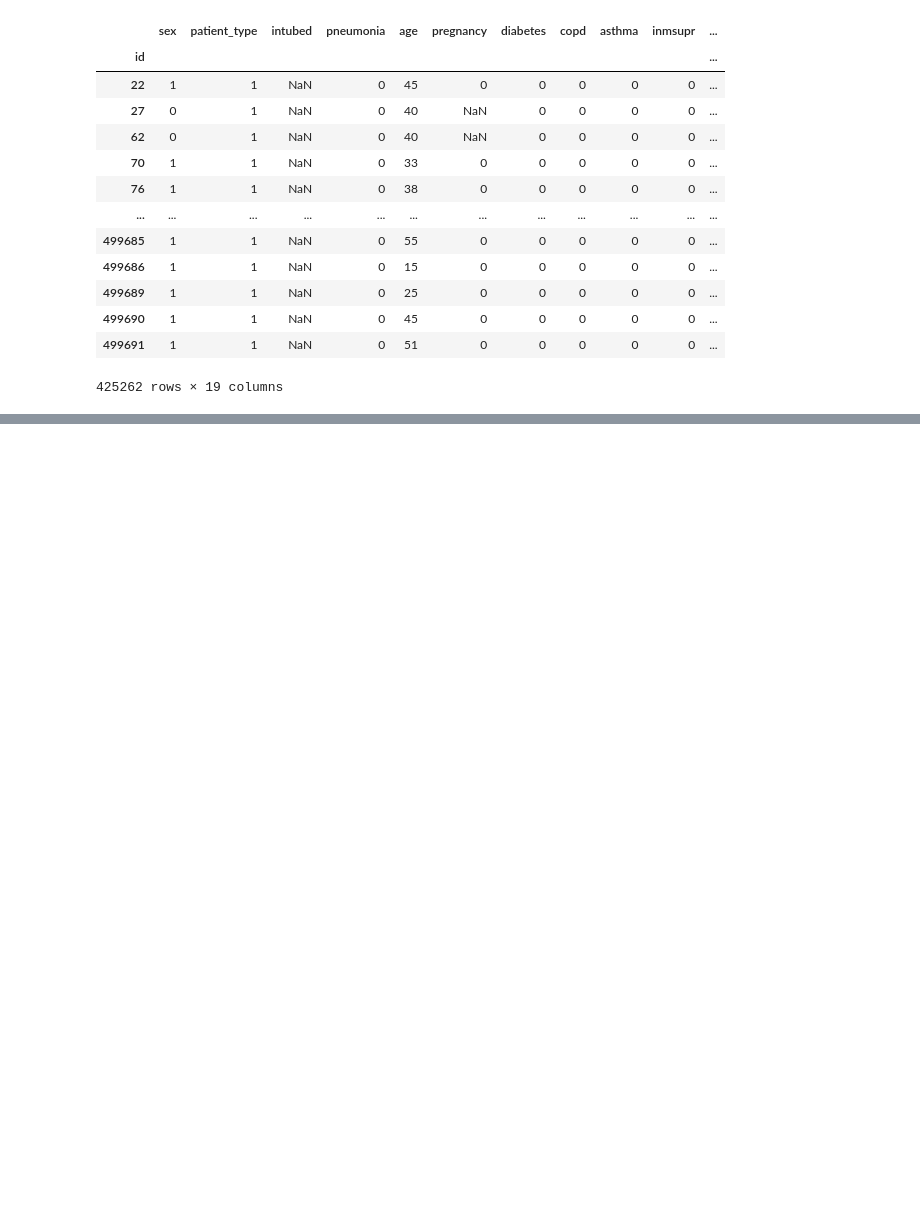
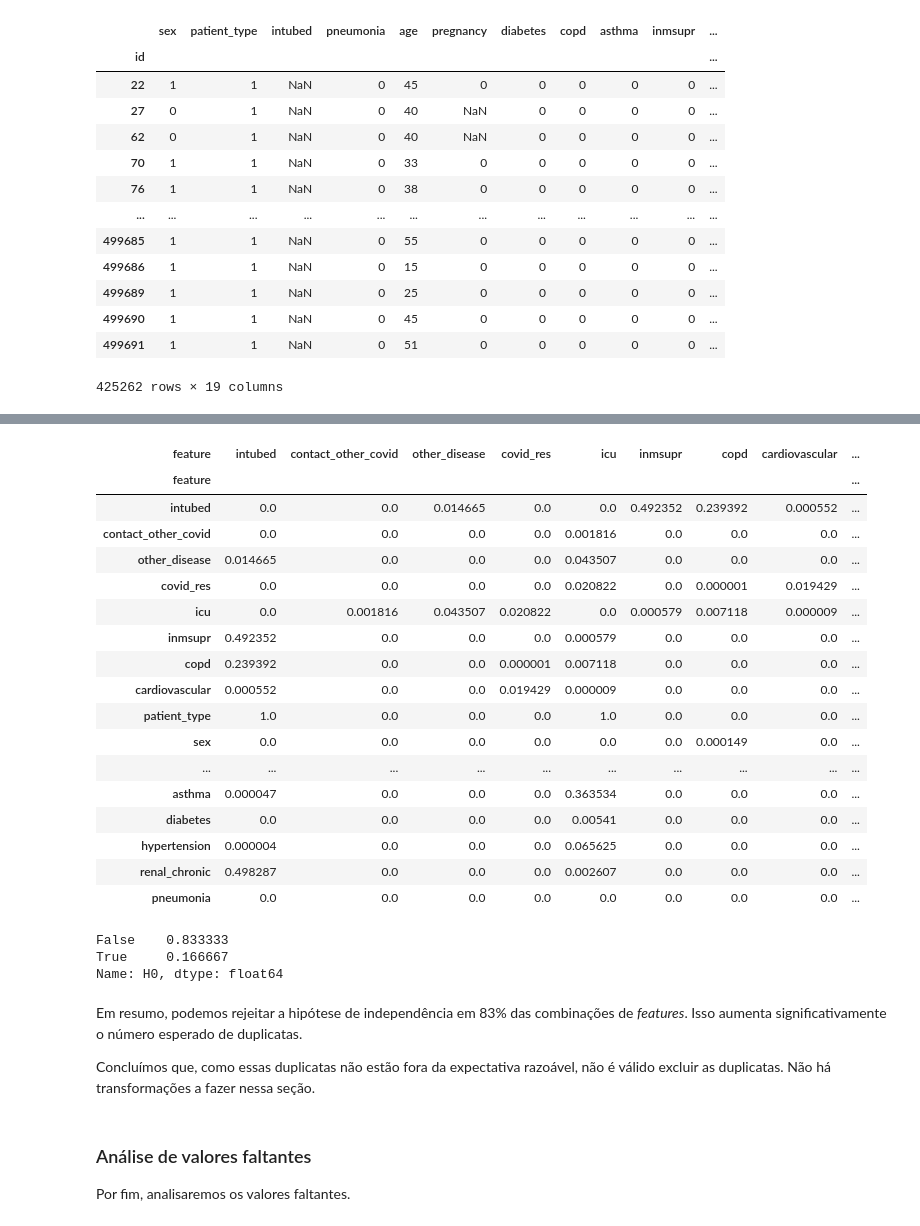
Before and after one commit to flimao/modelos-covid, a Jupyter notebook: notebooks_exploration/1-preproc.ipynb, the cells around one changed output, grey strips where cells are left out. Drawn from its saved outputs; the diff is of its cells as text; code cells hidden in the pictures; blank space fills up the shorter version.

```diff
--- a/notebooks_exploration/1-preproc.ipynb
+++ b/notebooks_exploration/1-preproc.ipynb
@@ -242,7 +246,8 @@ def remover_outliers(df):
     return df
 
 
-covid_t2 = (covid_t1
+covid_t2 = (covid_raw
+    .pipe(acertar_tipos)
     .pipe(remover_outliers)
 )
 # %%
@@ -322,6 +327,3 @@ covid_t2[covid_t2.duplicated(keep = 'first')]
 | 499690 | 1 | 1 | NaN | 0 | 45 | 0 | 0 | 0 | 0 | 0 | ... |
 | 499691 | 1 | 1 | NaN | 0 | 51 | 0 | 0 | 0 | 0 | 0 | ... |
 425262 rows × 19 columns
-# %%
-orig_cols = covid_t2.columns
-covid_t2['n_dup'] = covid_t2.groupby(list(orig_cols), dropna = False).cumcount() + 1
@@ -343,0 +337,28 @@ covid_t2[]
+# %%
+# combinações entre features excluindo 'age'
+cols = pd.Index(set(covid_t2.columns) - set(['age']), name = 'feature')
+
+# inicializando o dataframe de combinações entre features
+# dataframe é uma matriz quadrada com as linhas e colunas correspondendo aos features
+p_values = pd.DataFrame([],
+    columns = cols,
+    index = cols
+)
+
+# para cada combinação de features ...
+for ci in tqdm(p_values.index, desc = 'Features'):
+    for cj in p_values.columns:
+        if ci == cj:
+            p_values.at[ci, cj] = 0.0      # já sabemos que uma combinação com dois features iguais são perfeitamente correlacionadas. rejeitamos o h0 com p_valor 0
+            continue
+
+        # ... produz a tabela de contingencia ...
+        contingencia = pd.crosstab(        # OBS: essa função dropa valores NaN por default. Não considera-se valores NaN
+            covid_t2[ci], covid_t2[cj],
+        )
+
+        # ... obtém o p-valor do teste ...
+        pvalue = spst.chi2_contingency(contingencia)[1]
+
+        # ... e salva na célula correspondente
+        p_values.at[ci, cj] = pvalue
@@ -343,0 +391,31 @@ covid_t2[]
+# %%
+p_values
+# %% [output]
+| feature | intubed | contact_other_covid | other_disease | covid_res | icu | inmsupr | copd | cardiovascular | ... |
+| feature |  |  |  |  |  |  |  |  | ... |
+| intubed | 0.0 | 0.0 | 0.014665 | 0.0 | 0.0 | 0.492352 | 0.239392 | 0.000552 | ... |
+| contact_other_covid | 0.0 | 0.0 | 0.0 | 0.0 | 0.001816 | 0.0 | 0.0 | 0.0 | ... |
+| other_disease | 0.014665 | 0.0 | 0.0 | 0.0 | 0.043507 | 0.0 | 0.0 | 0.0 | ... |
+| covid_res | 0.0 | 0.0 | 0.0 | 0.0 | 0.020822 | 0.0 | 0.000001 | 0.019429 | ... |
+| icu | 0.0 | 0.001816 | 0.043507 | 0.020822 | 0.0 | 0.000579 | 0.007118 | 0.000009 | ... |
+| inmsupr | 0.492352 | 0.0 | 0.0 | 0.0 | 0.000579 | 0.0 | 0.0 | 0.0 | ... |
+| copd | 0.239392 | 0.0 | 0.0 | 0.000001 | 0.007118 | 0.0 | 0.0 | 0.0 | ... |
+| cardiovascular | 0.000552 | 0.0 | 0.0 | 0.019429 | 0.000009 | 0.0 | 0.0 | 0.0 | ... |
+| patient_type | 1.0 | 0.0 | 0.0 | 0.0 | 1.0 | 0.0 | 0.0 | 0.0 | ... |
+| sex | 0.0 | 0.0 | 0.0 | 0.0 | 0.0 | 0.0 | 0.000149 | 0.0 | ... |
+| ... | ... | ... | ... | ... | ... | ... | ... | ... | ... |
+| asthma | 0.000047 | 0.0 | 0.0 | 0.0 | 0.363534 | 0.0 | 0.0 | 0.0 | ... |
+| diabetes | 0.0 | 0.0 | 0.0 | 0.0 | 0.00541 | 0.0 | 0.0 | 0.0 | ... |
+| hypertension | 0.000004 | 0.0 | 0.0 | 0.0 | 0.065625 | 0.0 | 0.0 | 0.0 | ... |
+| renal_chronic | 0.498287 | 0.0 | 0.0 | 0.0 | 0.002607 | 0.0 | 0.0 | 0.0 | ... |
+| pneumonia | 0.0 | 0.0 | 0.0 | 0.0 | 0.0 | 0.0 | 0.0 | 0.0 | ... |
+# %%
+p_value_long['H0'].value_counts(normalize = True)
+# %% [output]
+False    0.833333
+True     0.166667
+Name: H0, dtype: float64
+# %% [markdown]
+Em resumo, podemos rejeitar a hipótese de independência em 83% das combinações de *features*. Isso aumenta significativamente o número esperado de duplicatas.
+
+Concluímos que, como essas duplicatas não estão fora da expectativa razoável, não é válido excluir as duplicatas. Não há transformações a fazer nessa seção.
@@ -343,0 +431,4 @@ covid_t2[]
+# %% [markdown]
+### Análise de valores faltantes
+
+Por fim, analisaremos os valores faltantes.
```
Also changed, not shown: parts of 18 cells of this notebook, 1 other file.
